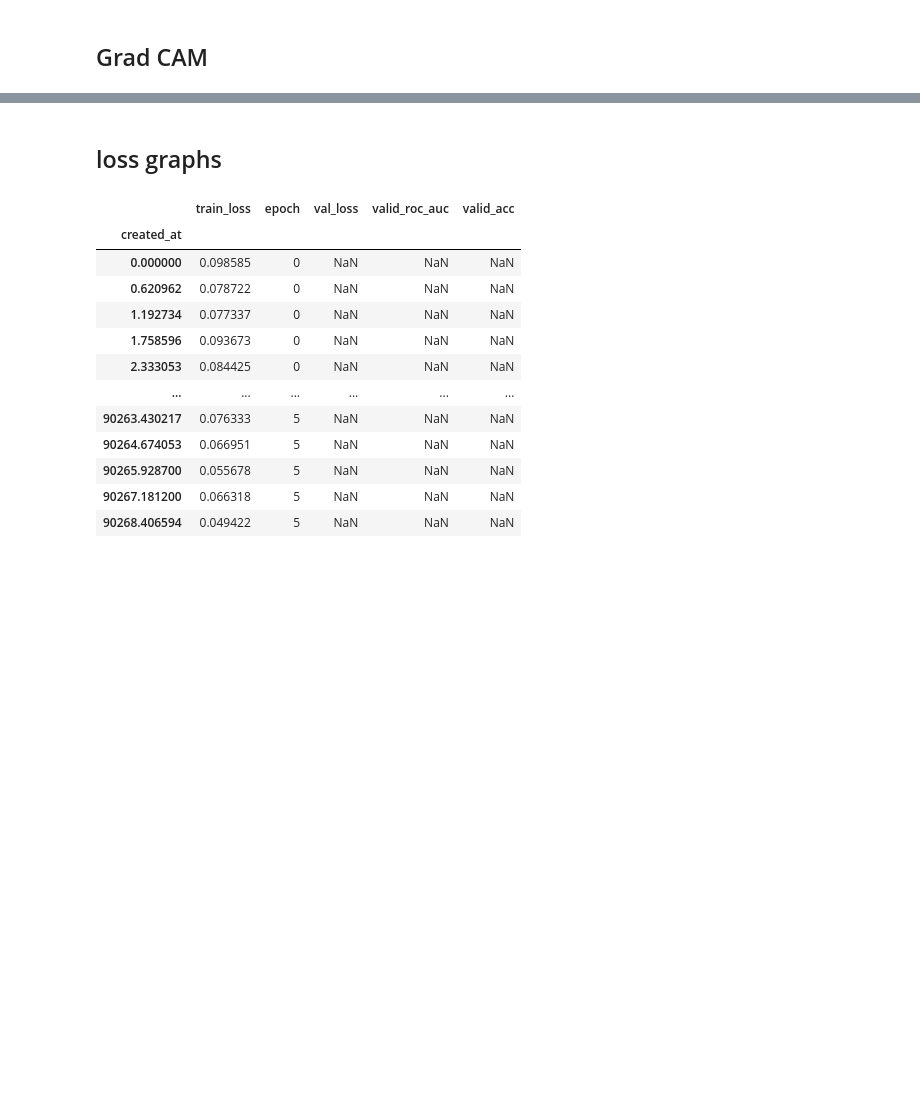
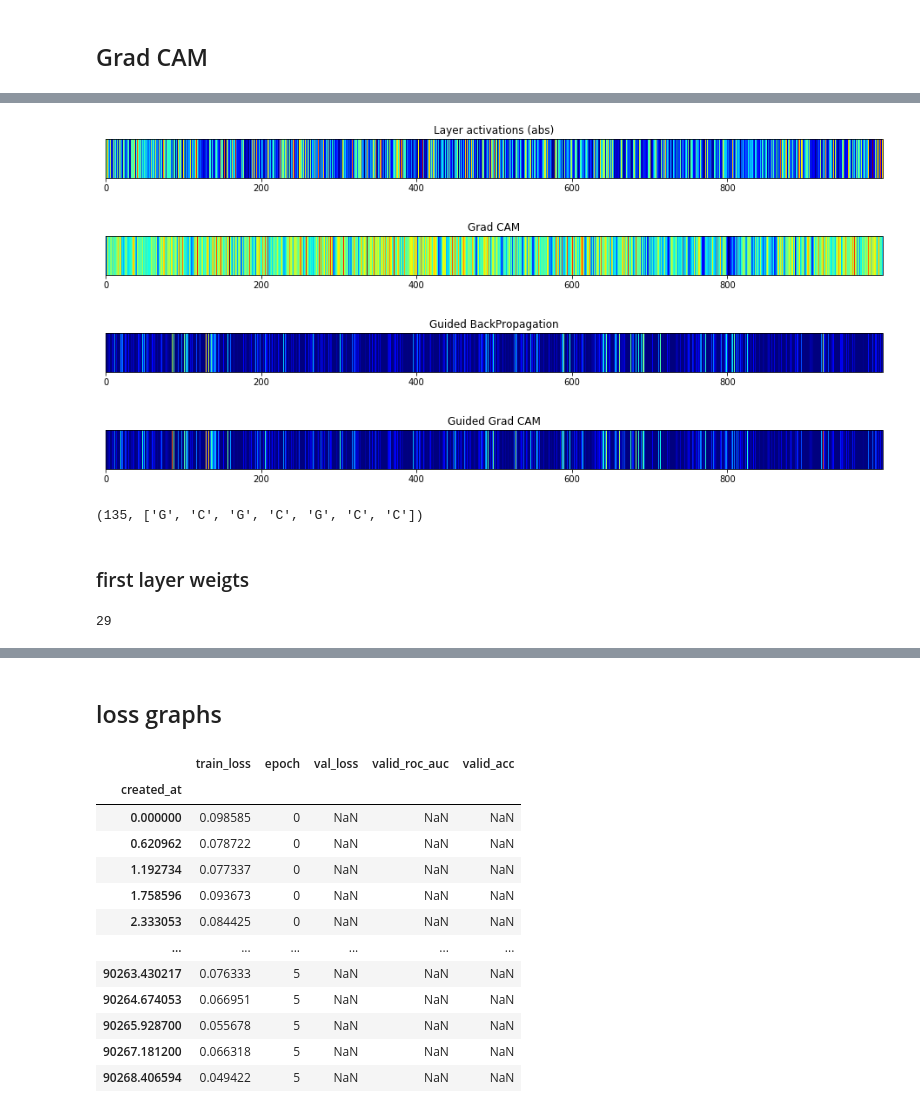
Before and after one commit to Rvbens/non-coding-DNA-classifier, a Jupyter notebook: notebooks/5. Evaluation.ipynb, the cells around one changed output, grey strips where cells are left out. Cells and saved outputs as stored; diff of their text form; code cells hidden in the pictures; blank space fills up the shorter version.

```diff
--- a/notebooks/5. Evaluation.ipynb
+++ b/notebooks/5. Evaluation.ipynb
@@ -75,3 +20,0 @@ ResSeqLin(
-# %%
-for i in model.modules():
-    print(i)
@@ -229,0 +224,24 @@ def plot_PWM(acts):
+# %%
+act_avg = saved_acts['first_cv'][0].detach().mean(0).numpy()
+plot_seq(abs(act_avg),'Layer activations (abs)')
+
+alpha_c1 = saves_grads['first_cv'][0].mean(1,keepdim=True) #weight factor for every filter according to gradients, represent how much affect the choosen class
+# grad_cam = F.relu((alpha_c1*saved_acts['first_cv'][0]).sum(0)).detach().numpy() #Grad-CAM over every filter
+grad_cam1 = F.relu(alpha_c1*saved_acts['first_cv'][0]).sum(0).detach().numpy() # grad cam modified
+gd_grad_cam1 = np.repeat(grad_cam1,seq_len//grad_cam1.shape[0])* back_grad.numpy()
+
+plot_seq(grad_cam1,'Grad CAM')
+plot_seq(back_grad,'Guided BackPropagation')
+plot_seq(gd_grad_cam1,'Guided Grad CAM')
+# %% [output]
+[figure, added]
+[figure, added]
+[figure, added]
+[figure, added]
+# %%
+i = topk_seq(grad_cam,7,back_grad)
+i,arr2seq(sample[i:i+7])
+# %% [output]
+(135, ['G', 'C', 'G', 'C', 'G', 'C', 'C'])
+# %% [markdown]
+### first layer weigts
@@ -229,0 +250,9 @@ def plot_PWM(acts):
+# %%
+first_layer = model.res.layers[0]
+
+filter_i = (alpha_c1*saved_acts['first_cv'][0]).sum(1).topk(1,0)[1].item() # most relevant filter for the class
+#filter_i = alpha_c1.topk(1,0)[1].item()
+print(filter_i)
+first_filter = first_layer.weight[filter_i].detach().numpy().astype('float64')
+# %% [output]
+29
```
Also changed, not shown: parts of 47 cells of this notebook, 3 other files.
